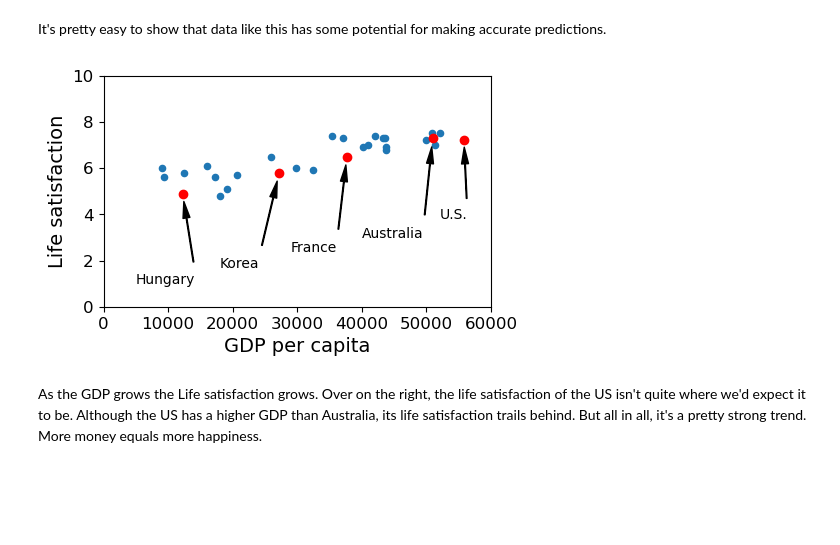
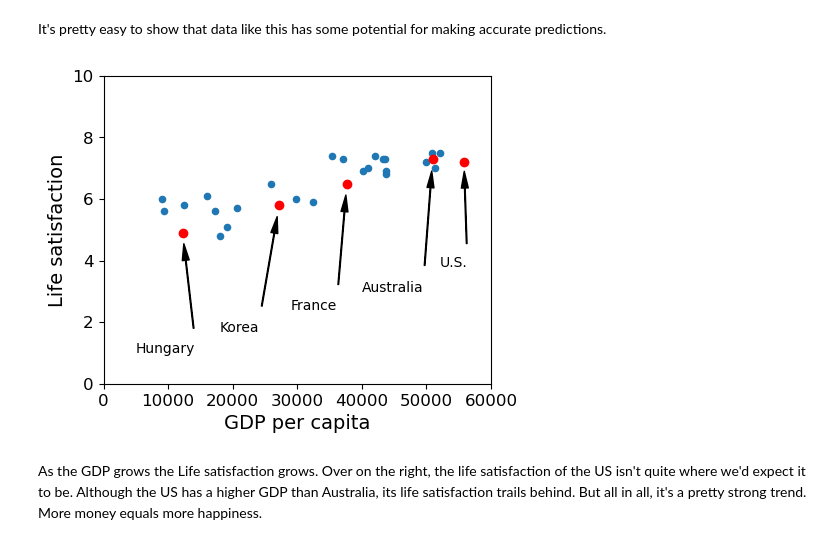
Before and after one commit to gawron/python-for-social-science, a Jupyter notebook: text_classification/simple_regression.ipynb, the cells around one changed output. Drawn from its saved outputs; the diff is of its cells as text; code cells hidden in the pictures; blank space fills up the shorter version.

```diff
--- a/text_classification/simple_regression.ipynb
+++ b/text_classification/simple_regression.ipynb
@@ -205,28 +210,35 @@ missing_data
 # %% [markdown]
 It's pretty easy to show that data like this has some potential for making accurate predictions.
 # %%
+%matplotlib inline
+
+(f,ax) = plt.subplots(1,1,figsize=(5,4))
+
 # Scatter all the points, using the pandas DF plot method.
-sample_data.plot(kind='scatter', x="GDP per capita", y='Life satisfaction', figsize=(5,3))
+sample_data.plot(kind='scatter', x="GDP per capita", y='Life satisfaction', ax=ax)
 # GDP 0-60K X-axis. LifeSat 0-10 Y-axis
-plt.axis([0, 60000, 0, 10])
+#plt.axis([0, 60000, 0, 10])
+ax.set_xlim((0,60_000))
+ax.set_ylim((0,10))
+
 # Text positions need some eyeballing, and so are entered by hand. x = left edge of text
 position_text = {
     "Hungary": (5000, 1),
     "Korea": (18000, 1.7),
     "France": (29000, 2.4),
     "Australia": (40000, 3.0),
     "United States": (52000, 3.8),
 }
 for country, pos_text in position_text.items():
     pos_data_x, pos_data_y = sample_data.loc[country]
     country = "U.S." if country == "United States" else country
-    plt.annotate(country, xy=(pos_data_x, pos_data_y), xytext=pos_text,
+    ax.annotate(country, xy=(pos_data_x, pos_data_y), xytext=pos_text,
             arrowprops=dict(facecolor='black', width=0.5, shrink=0.1, headwidth=5))
     # Make these points red circles
-    plt.plot(pos_data_x, pos_data_y, "ro")
+    ax.plot(pos_data_x, pos_data_y, "ro")
 plt.show()
 # %% [output]
-[figure, old version]
+[figure, new version]
 # %% [markdown]
 As the GDP grows the Life satisfaction grows.  Over on the right, the life satisfaction of the US isn't quite where we'd expect it to be.  Although the US has a higher GDP than Australia, its life satisfaction trails behind.  But all in all, it's a pretty strong trend.  More money equals more happiness.
 # %%
```
Also changed, not shown: parts of 69 cells of this notebook.
